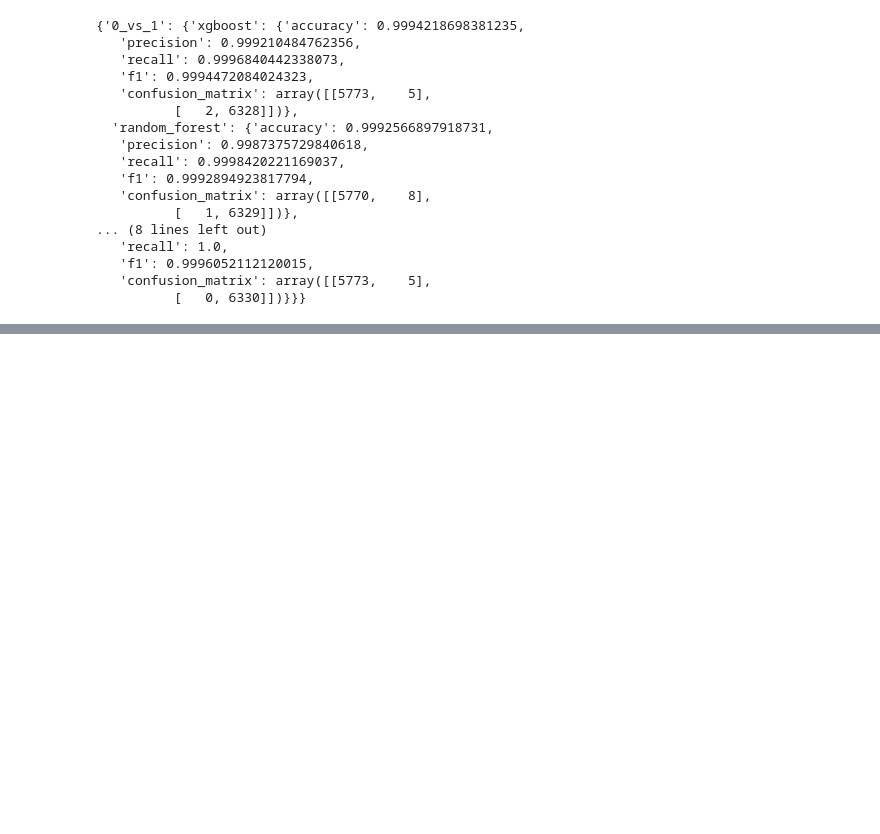
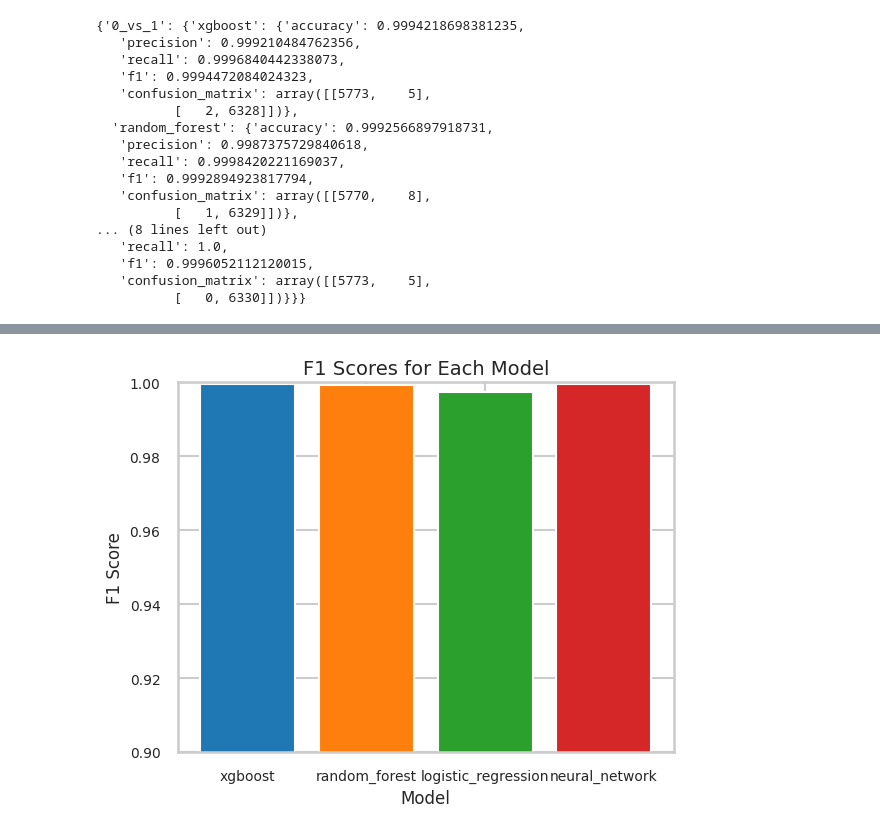
Before and after one commit to christopherseaman/datasci-seminar, a Jupyter notebook: 3-image_classification/2-hands-on_handwritten.ipynb, the cells around one changed output, grey strips where cells are left out. Drawn from its saved outputs; the diff is of its cells as text; code cells hidden in the pictures; blank space fills up the shorter version.

```diff
--- a/3-image_classification/2-hands-on_handwritten.ipynb
+++ b/3-image_classification/2-hands-on_handwritten.ipynb
@@ -518,0 +555,14 @@ ValueError: Columns must be same length as key
+# %%
+models = ['xgboost', 'random_forest', 'logistic_regression', 'neural_network']
+accuracies = [metrics_dict['0_vs_1'][model]['f1'] for model in models]
+
+plt.bar(models, accuracies, color=colors)
+plt.title('F1 Scores for Each Model', fontsize=14)
+plt.xlabel('Model', fontsize=12)
+plt.ylabel('F1 Score', fontsize=12)
+plt.xticks(fontsize=10)
+plt.yticks(fontsize=10)
+plt.ylim([0.9, 1.0])
+plt.show()
+# %% [output]
+[figure, added]
```
Also changed, not shown: parts of 3 cells of this notebook.
